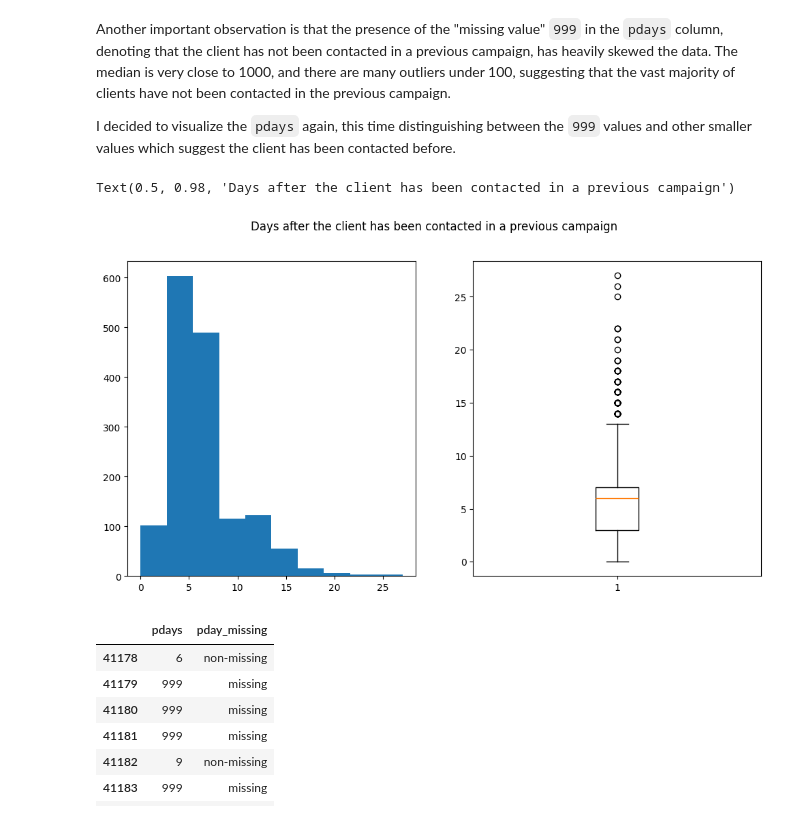
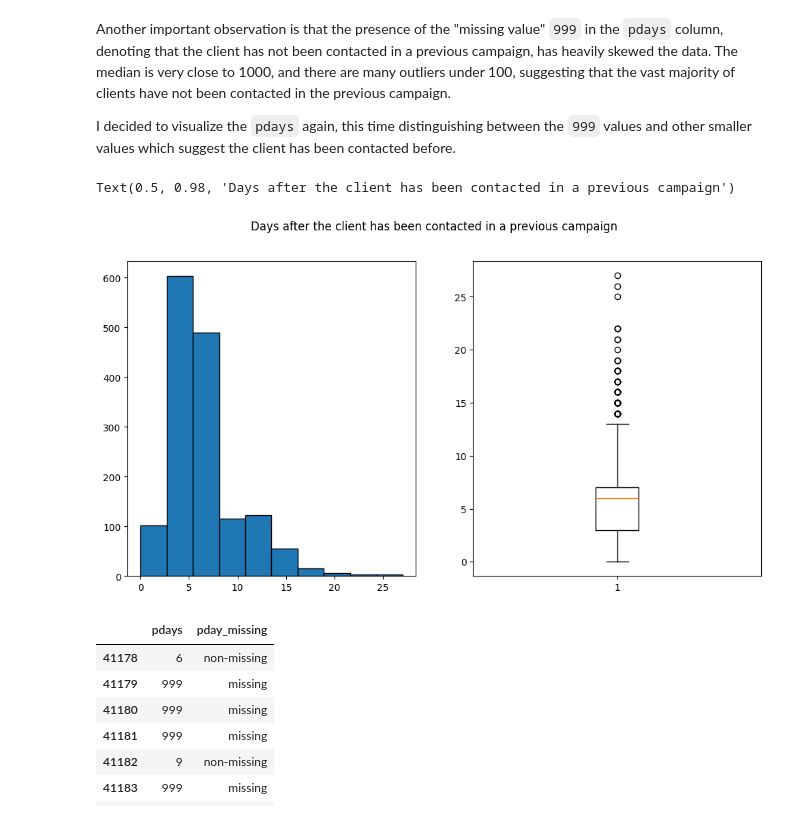
Before and after one commit to thaianle/bank-marketing, a Jupyter notebook: bank-marketing.ipynb, the cells around one changed output. Cells and saved outputs as stored; diff of their text form; code cells hidden in the pictures.

```diff
--- a/bank-marketing.ipynb
+++ b/bank-marketing.ipynb
@@ -242,13 +242,13 @@
 # %%
 # Distribution of "pdays" without the missing values
 pday_dropped = bank_marketing[bank_marketing['pdays'] != 999]
 fig, ax = plt.subplots(nrows = 1, ncols = 2, figsize = (12, 6))
-ax[0].hist(pday_dropped['pdays'])
+ax[0].hist(pday_dropped['pdays'], edgecolor = 'black')
 ax[1].boxplot(pday_dropped['pdays'])
 fig.suptitle('Days after the client has been contacted in a previous campaign')
 # %% [output]
 Text(0.5, 0.98, 'Days after the client has been contacted in a previous campaign')
-[figure, old version]
+[figure, new version]
 # %%
 # Distribution of missing vs. non-missing values
 # Add a column to check whether "pdays" value is valid
```
Also changed, not shown: parts of 20 cells of this notebook, 3 other files.
